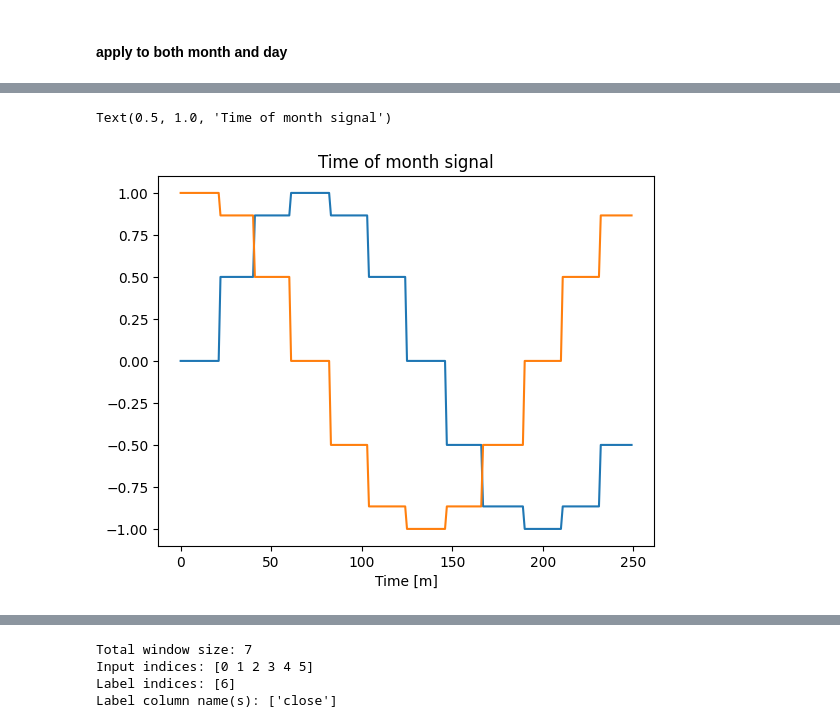
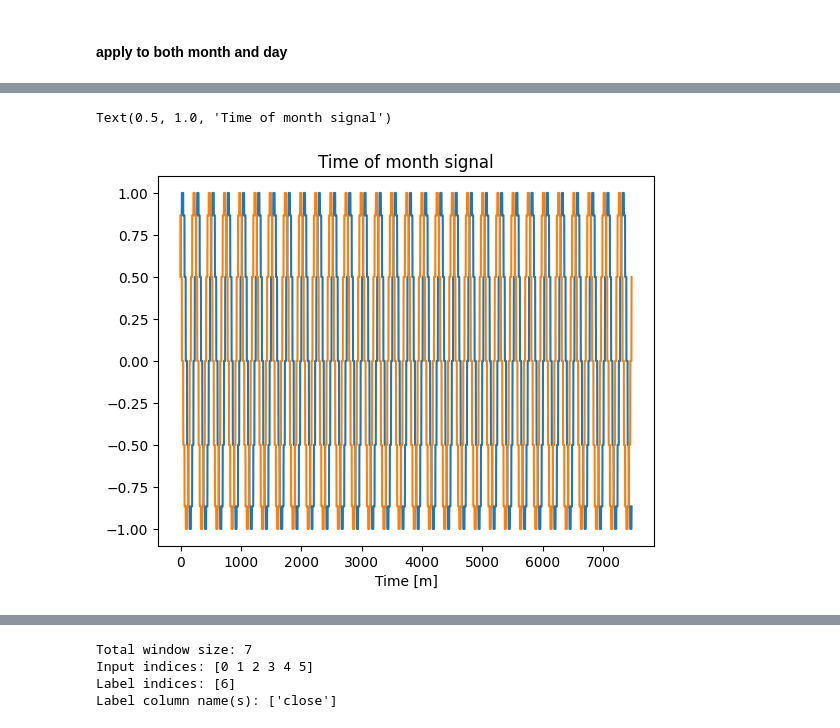
Before and after one commit to Ryan-Ray-Martin/Trading_Agent, a Jupyter notebook: stock_price_prediction.ipynb, the cells around one changed output, grey strips where cells are left out. Cells and saved outputs as stored; diff of their text form; code cells hidden in the pictures.

```diff
--- a/stock_price_prediction.ipynb
+++ b/stock_price_prediction.ipynb
@@ -73,5 +73,5 @@ df.head()
 # %%
-df = df.drop(columns=['month', 'day', 'symbol', 'timestamp', 'trade_count', 'vwap'])
+df = df.drop(columns=['month', 'day', 'Date', 'Adj Close'])
 # %%
 df.head()
 # %% [output]
@@ -87,7 +89,7 @@ df = dropna(df)
 
 # Add all ta features
 df = add_all_ta_features(
-    df, open="open", high="high", low="low", close="close", volume="volume")
+    df, open="Open", high="High", low="Low", close="Close", volume="Volume")
 # %%
 df.tail()
 # %% [output]
@@ -120,0 +125,11 @@ Index(['open', 'high', 'low', 'close', 'volume', 'month_sin', 'month_cos',
+# %%
+# Construct a Kalman filter
+kf = KalmanFilter(transition_matrices = [1],    # The value for At. It is a random walk so is set to 1.0
+                  observation_matrices = [1],   # The value for Ht.
+                  initial_state_mean = 0,       # Any initial value. It will converge to the true state value.
+                  initial_state_covariance = 1, # Sigma value for the Qt in Equation (1) the Gaussian distribution
+                  observation_covariance=1,     # Sigma value for the Rt in Equation (2) the Gaussian distribution
+                  transition_covariance=.01)    # A small turbulence in the random walk parameter 1.0
+# Get the Kalman smoothing
+state_means, _ = kf.filter(df['Close'].values)
+state_means
@@ -120,0 +144,3 @@ Index(['open', 'high', 'low', 'close', 'volume', 'month_sin', 'month_cos',
+# %%
+df['KF_mean'] = np.array(state_means)
+df.head()
@@ -129,13 +172,13 @@ Text(0.5, 1.0, 'Time of day signal')
 # %%
 import matplotlib as mpl
 import matplotlib.pyplot as plt
-plt.plot(np.array(df['month_sin'])[:250])
-plt.plot(np.array(df['month_cos'])[:250])
+plt.plot(np.array(df['month_sin']))
+plt.plot(np.array(df['month_cos']))
 plt.xlabel('Time [m]')
 plt.title('Time of month signal')
 # %% [output]
 Text(0.5, 1.0, 'Time of month signal')
-[figure, old version]
+[figure, new version]
 # %%
 df.describe().transpose()
 # %% [output]
```
Also changed, not shown: parts of 21 cells of this notebook.
